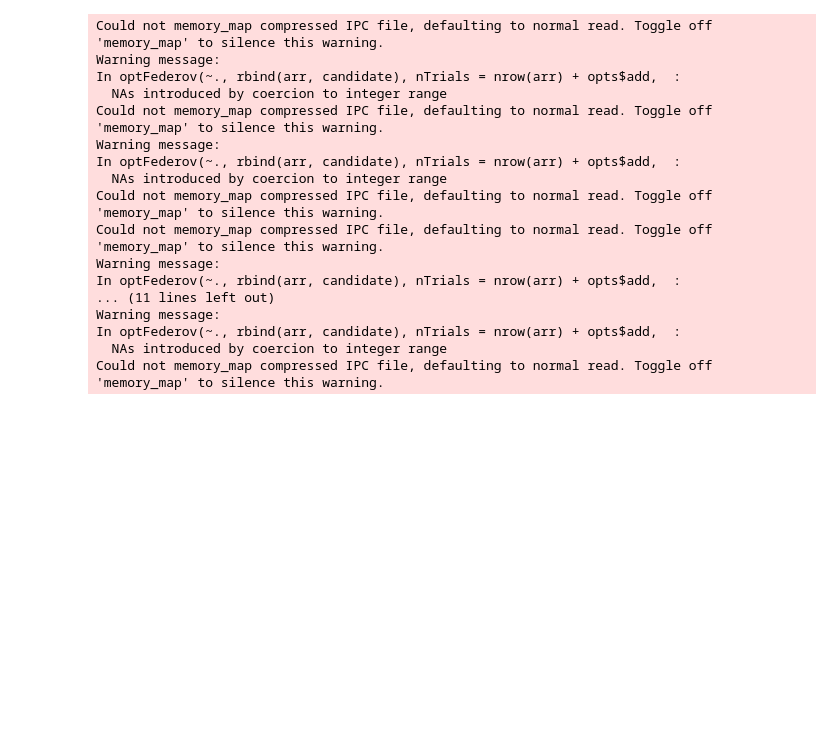
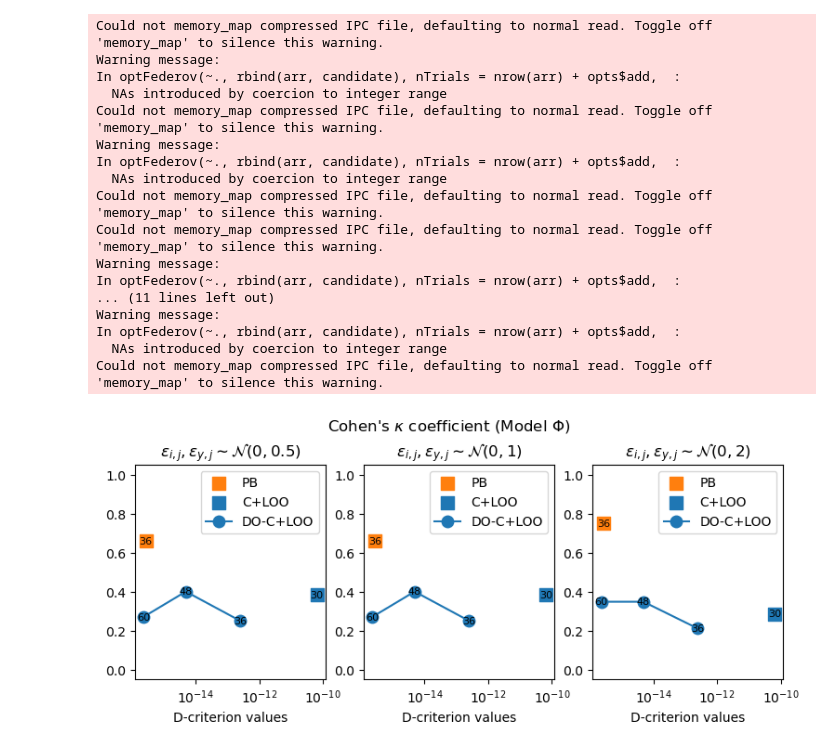
Before and after one commit to yo-aka-gene/WhyDOE, a Jupyter notebook: jupyternb/benchmark_sim1.ipynb, the cells around one changed output. Cells and saved outputs as stored; diff of their text form; code cells hidden in the pictures; blank space fills up the shorter version.

```diff
--- a/jupyternb/benchmark_sim1.ipynb
+++ b/jupyternb/benchmark_sim1.ipynb
@@ -248,3 +219,60 @@ Warning message:
 In optFederov(~., rbind(arr, candidate), nTrials = nrow(arr) + opts$add,  :
   NAs introduced by coercion to integer range
 Could not memory_map compressed IPC file, defaulting to normal read. Toggle off 'memory_map' to silence this warning.
+# %%
+do_k = []
+
+for do, gt in zip(doptims["docloo"], ground_truth):
+    do_res = MLR(do).summary(anova=True, dtype=int)
+    do_k += [kappa(do_res, gt)]
+# %%
+fig, ax = plt.subplots(1, 3, figsize=(9, 3))
+
+df2 = pd.DataFrame({
+    "nmax": [len(m.exmatrix) for m in doptims["docloo"]],
+    "d": np.fromiter(
+        map(
+            d_criterion,
+            map(
+                sm.add_constant,
+                [m.exmatrix for m in doptims["docloo"]]
+            )
+        ),
+        float
+    ),
+    "err": np.ravel([[v] * 3 for v in [.5, 1, 2]]),
+    "do_k": do_k
+})
+
+d_pb = d_criterion(sm.add_constant(pb.exmatrix))
+d_cloo = d_criterion(sm.add_constant(cloo.exmatrix))
+
+for i, a in enumerate(ax.ravel()):
+    e = df2.err.unique()[i]
+    pb = conditions["pb"][3 * i + 2]
+    cloo = conditions["cloo"][3 * i + 2]
+    a.scatter(d_pb, pb_k[3 * i + 2], marker=",", color="C1", label="PB", s=100)
+    a.scatter(d_cloo, cloo_k[3 * i + 2], marker=",", color="C0", label="C+LOO", s=100)
+    sns.lineplot(
+        data=df2[df2.err == e], x="d", y="do_k", marker="o",
+        ax=a, label="DO-C+LOO",
+        markeredgewidth=0, color="C0", markersize=10
+    )
+    a.set_ylim(-0.05, 1.05)
+    a.set(title=noise_names[i], xlabel="D-criterion values", ylabel="")
+    a.set_xscale("log")
+    a.legend(loc="best")
+
+    for x, y, t in zip(
+        list(df2[df2.err == e].d) + [d_pb, d_cloo],
+        list(df2[df2.err == e].do_k) + [pb_k[3 * i + 2], cloo_k[3 * i + 2]],
+        list(df2[df2.err == e].nmax) + [len(pb.exmatrix), len(cloo.exmatrix)],
+    ):
+        a.text(x, y, t, ha="center", va="center", size=8)
+
+fig.suptitle(r"Cohen's $\kappa$" + f" coefficient ({conf.simulator().name})", y=1.05)
+
+if conf.savefig:
+    fig.savefig(f"{conf.out}/benchmarks_with_do{conf.suffix}", **kwarg_savefig)
+# %% [output]
+[figure, added]
```
Also changed, not shown: parts of 5 cells of this notebook, 24 other files.
